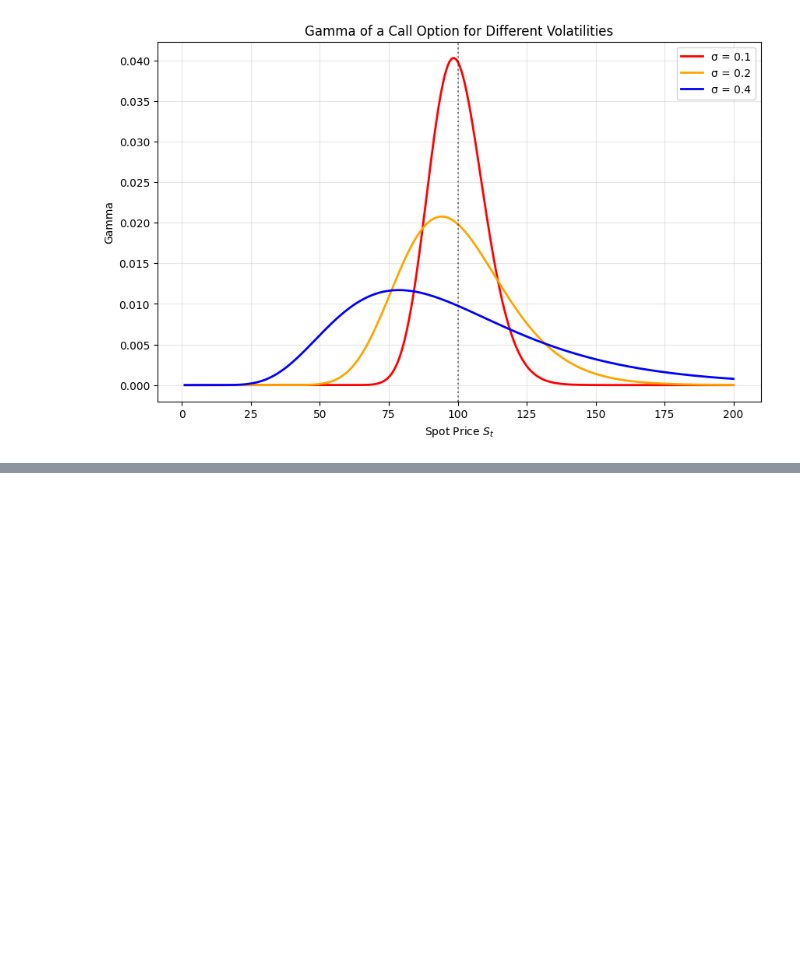
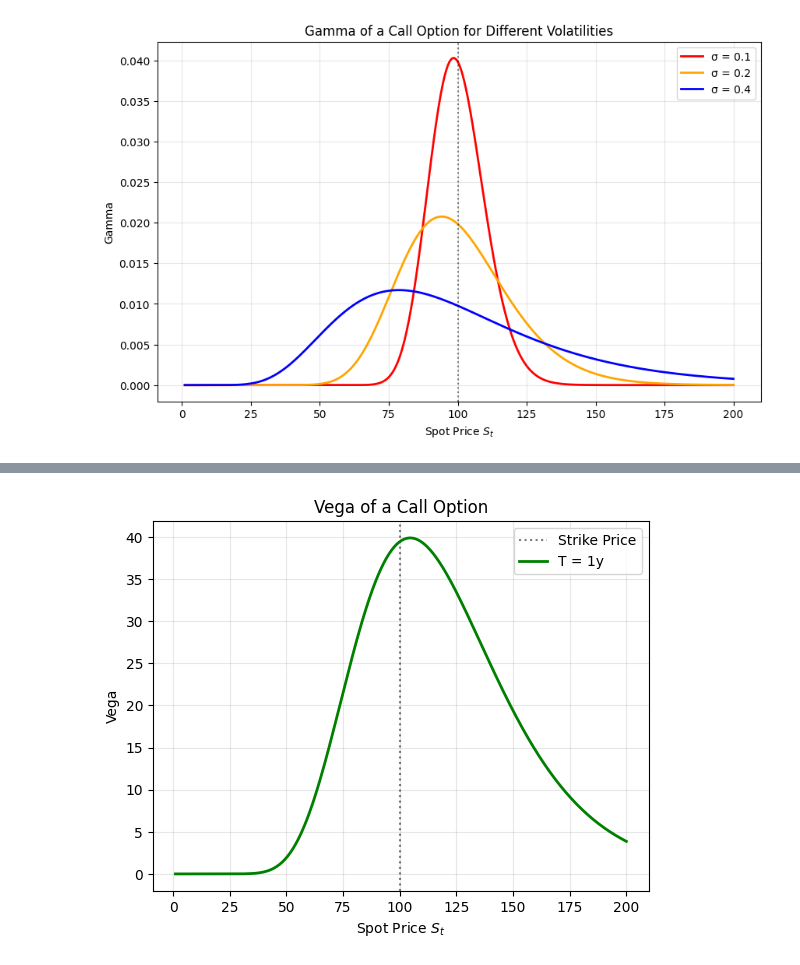
Before and after one commit to Mathis-14/Option_Pricing, a Jupyter notebook: option_basics/option_basics.ipynb, the cells around one changed output, grey strips where cells are left out. Drawn from its saved outputs; the diff is of its cells as text; code cells hidden in the pictures; blank space fills up the shorter version.

Commit message:
Added content on vega and volga

```diff
--- a/option_basics/option_basics.ipynb
+++ b/option_basics/option_basics.ipynb
@@ -286,0 +373,21 @@ plt.show()
+# %%
+def vega(S, K, T, r, sigma) :
+    d1 = (np.log(S/K) + (r + 0.5*(sigma**2))*T)/ (sigma*np.sqrt(T))
+    return S*np.sqrt(T)*np.exp(-0.5*(d1**2))*1/np.sqrt(2*np.pi)
+
+S = np.linspace(1, 200, 500)
+K=100
+T=1
+r=0
+sigma=0.3
+
+plt.axvline(x=K, color='black', linestyle=':', alpha=0.5, label='Strike Price')
+plt.plot(S, vega(S, K, T, r, sigma), color="green", linewidth=2, label=f'T = {T}y')
+plt.xlabel("Spot Price $S_t$")
+plt.ylabel("Vega")
+plt.title("Vega of a Call Option")
+plt.legend()
+plt.grid(True, alpha=0.3)
+plt.show()
+# %% [output]
+[figure, added]
```
Also changed, not shown: parts of 13 cells of this notebook, 1 other file.
